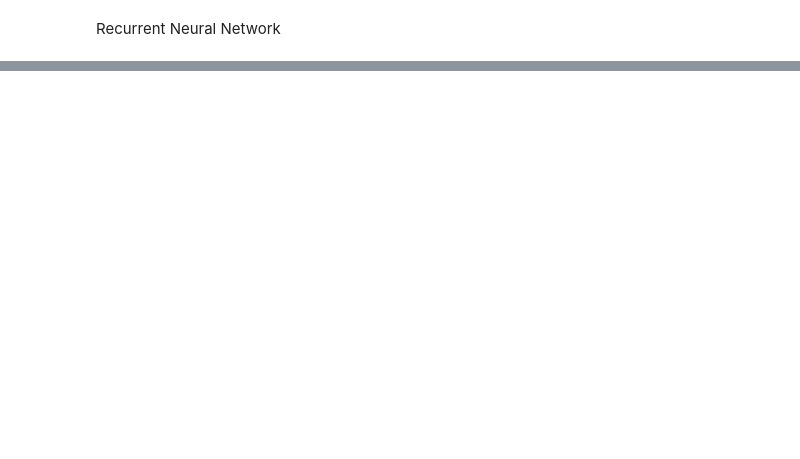
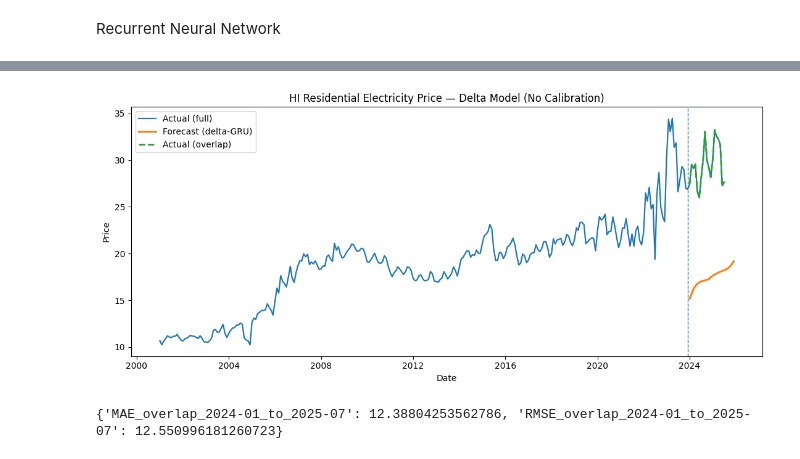
Before and after one commit to Erdos-Projects/fall-2025-forecasting-electricity-price, a Jupyter notebook: Gautam/RNN.ipynb, the cells around one changed output, grey strips where cells are left out. Saved outputs shown, nothing was run; the diff lists cells and outputs as text; code cells hidden in the pictures; blank space fills up the shorter version.

```diff
--- a/Gautam/RNN.ipynb
+++ b/Gautam/RNN.ipynb
@@ -581,0 +237,27 @@ KeyError: Timestamp('2025-08-01 00:00:00')
+# %%
+plt.figure(figsize=(11,5))
+plt.plot(df[TARGET].index, df[TARGET].values, label="Actual (full)", linewidth=1.6)
+
+# Forecast from 2024-01; continuous from Dec-2023 by construction
+plt.plot(out.index, out["forecast"], label="Forecast (delta-GRU)", linewidth=2.2)
+
+# Dashed actual in the overlap (2024-01..2025-07) if available
+overlap = out.dropna(subset=["actual"]).loc["2024-01-01":"2025-07-01"]
+if not overlap.empty:
+    plt.plot(overlap.index, overlap["actual"], "--", linewidth=2, label="Actual (overlap)")
+
+plt.axvline(SPLIT, linestyle="--", linewidth=1)
+plt.title("HI Residential Electricity Price — Delta Model (No Calibration)")
+plt.xlabel("Date"); plt.ylabel("Price")
+plt.legend(); plt.tight_layout()
+plt.show()
+
+# Overlap metrics
+if not overlap.empty:
+    e = out["forecast"].reindex(overlap.index) - overlap["actual"]
+    mae  = float(np.mean(np.abs(e)))
+    rmse = float(np.sqrt(np.mean(e**2)))
+    print({"MAE_overlap_2024-01_to_2025-07": mae, "RMSE_overlap_2024-01_to_2025-07": rmse})
+# %% [output]
+[figure, added]
+{'MAE_overlap_2024-01_to_2025-07': 12.38804253562786, 'RMSE_overlap_2024-01_to_2025-07': 12.550996181260723}
```
Also changed, not shown: parts of 29 cells of this notebook.
